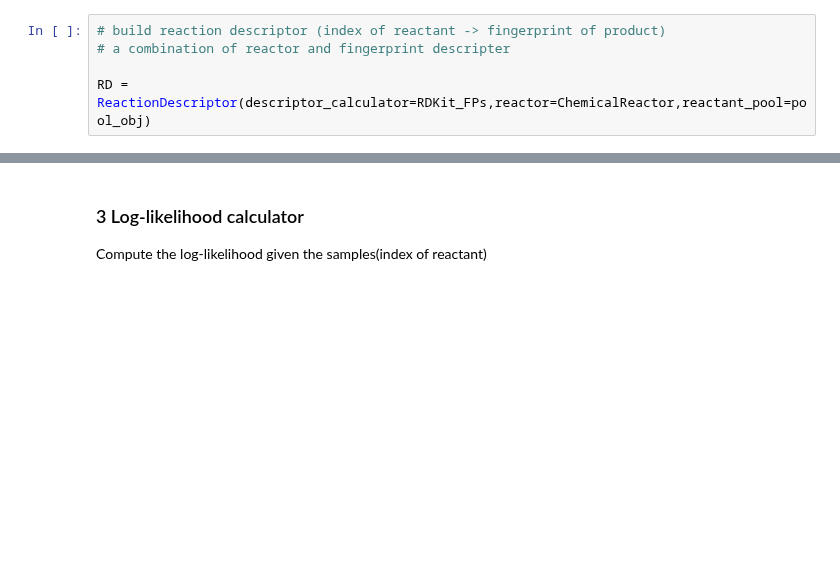
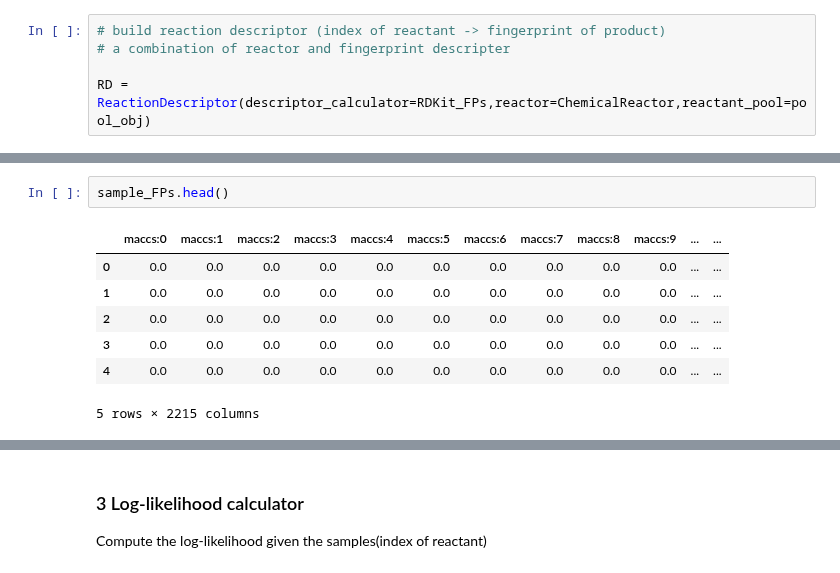
Before and after one commit to yoshida-lab/XenonPy, a Jupyter notebook: xenonpy/contrib/ismd/Sample.ipynb, the cells around one changed output, grey strips where cells are left out. Saved outputs shown, nothing was run; the diff lists cells and outputs as text; blank space fills up the shorter version.

```diff
--- a/xenonpy/contrib/ismd/Sample.ipynb
+++ b/xenonpy/contrib/ismd/Sample.ipynb
@@ -118,0 +167,10 @@ sample_fps.head(3)
+# %%
+sample_FPs.head()
+# %% [output]
+|  | maccs:0 | maccs:1 | maccs:2 | maccs:3 | maccs:4 | maccs:5 | maccs:6 | maccs:7 | maccs:8 | maccs:9 | ... | ... |
+| 0 | 0.0 | 0.0 | 0.0 | 0.0 | 0.0 | 0.0 | 0.0 | 0.0 | 0.0 | 0.0 | ... | ... |
+| 1 | 0.0 | 0.0 | 0.0 | 0.0 | 0.0 | 0.0 | 0.0 | 0.0 | 0.0 | 0.0 | ... | ... |
+| 2 | 0.0 | 0.0 | 0.0 | 0.0 | 0.0 | 0.0 | 0.0 | 0.0 | 0.0 | 0.0 | ... | ... |
+| 3 | 0.0 | 0.0 | 0.0 | 0.0 | 0.0 | 0.0 | 0.0 | 0.0 | 0.0 | 0.0 | ... | ... |
+| 4 | 0.0 | 0.0 | 0.0 | 0.0 | 0.0 | 0.0 | 0.0 | 0.0 | 0.0 | 0.0 | ... | ... |
+5 rows × 2215 columns
```
Also changed, not shown: parts of 23 cells of this notebook, 4 other files.
